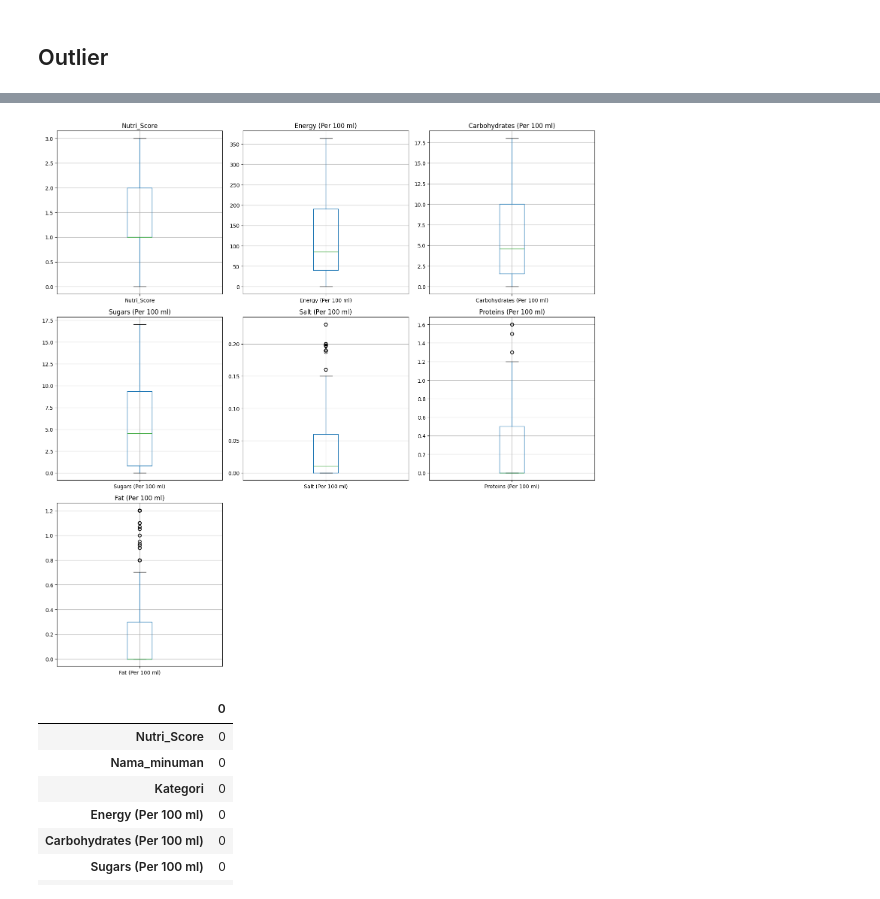
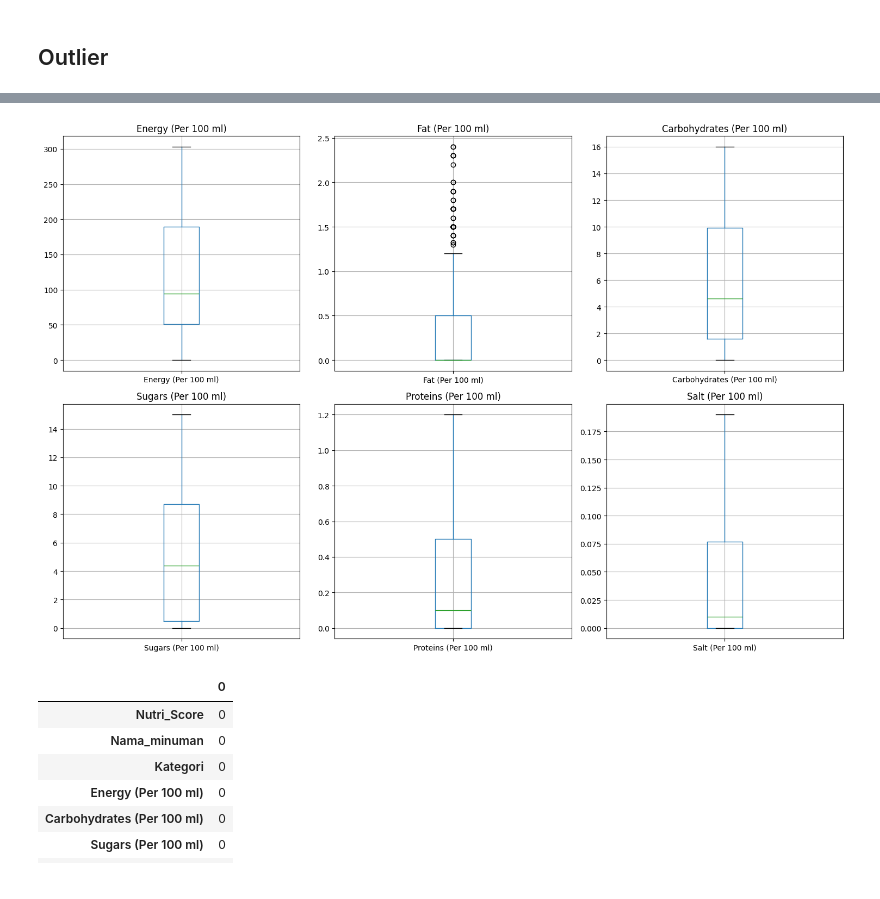
Before and after one commit to nabhylanr/ML-NutriScore, a Jupyter notebook: FP_ML.ipynb, the cells around one changed output, grey strips where cells are left out. Drawn from its saved outputs; the diff is of its cells as text; code cells hidden in the pictures.

```diff
--- a/FP_ML.ipynb
+++ b/FP_ML.ipynb
@@ -260,7 +244,7 @@ import statsmodels.api as sm
 import seaborn as sns
 
 def plot_box(df1):
-    columns_to_plot = ['Energy (Per 100 ml)', 'Fat (Per 100 ml)','Saturated fat (Per 100 ml)', 'Carbohydrates (Per 100 ml)',
+    columns_to_plot = ['Energy (Per 100 ml)', 'Fat (Per 100 ml)','Carbohydrates (Per 100 ml)',
                        'Sugars (Per 100 ml)', 'Proteins (Per 100 ml)','Salt (Per 100 ml)']
 
     n_rows = 3
@@ -311,42 +291,45 @@ plot_box(df1)
 # %%
-def remove_outliers_iqr(df, columns):
+import matplotlib.pyplot as plt
+import seaborn as sns
+
+def remove_outliers_iqr(df, columns, multiplier=1.0):
     for col in columns:
         Q1 = df[col].quantile(0.25)
         Q3 = df[col].quantile(0.75)
         IQR = Q3 - Q1
-        lower = Q1 - 1.5 * IQR
-        upper = Q3 + 1.5 * IQR
+        lower = Q1 - multiplier * IQR
+        upper = Q3 + multiplier * IQR
         df = df[(df[col] >= lower) & (df[col] <= upper)]
     return df
 
-columns_to_check = df1.select_dtypes(include=['float64', 'int64']).columns.tolist()
+columns_to_check = ['Energy (Per 100 ml)', 'Fat (Per 100 ml)', 'Carbohydrates (Per 100 ml)',
+                    'Sugars (Per 100 ml)', 'Proteins (Per 100 ml)', 'Salt (Per 100 ml)']
 
 df1 = remove_outliers_iqr(df1, columns_to_check)
 
 def plot_box(df_to_plot):
     columns_to_plot = df_to_plot.select_dtypes(include=['float64', 'int64']).columns.tolist()
 
     n_rows = (len(columns_to_plot) + 2) // 3
     n_cols = 3
 
     fig, axes = plt.subplots(n_rows, n_cols, figsize=(15, n_rows * 5))
-
     axes = axes.flatten()
 
     for i, column in enumerate(columns_to_plot):
         ax = axes[i]
         boxplot = df_to_plot.boxplot(column=[column], ax=ax)
         ax.set_title(column)
 
     for i in range(len(columns_to_plot), n_rows * n_cols):
         fig.delaxes(axes[i])
 
     plt.tight_layout()
     plt.show()
 
-plot_box(df1)
+plot_box(df1[columns_to_check])
 # %% [output]
-[figure, old version]
+[figure, new version]
 # %%
 df1.isna().sum()
 # %% [output]
```
Also changed, not shown: parts of 22 cells of this notebook.
